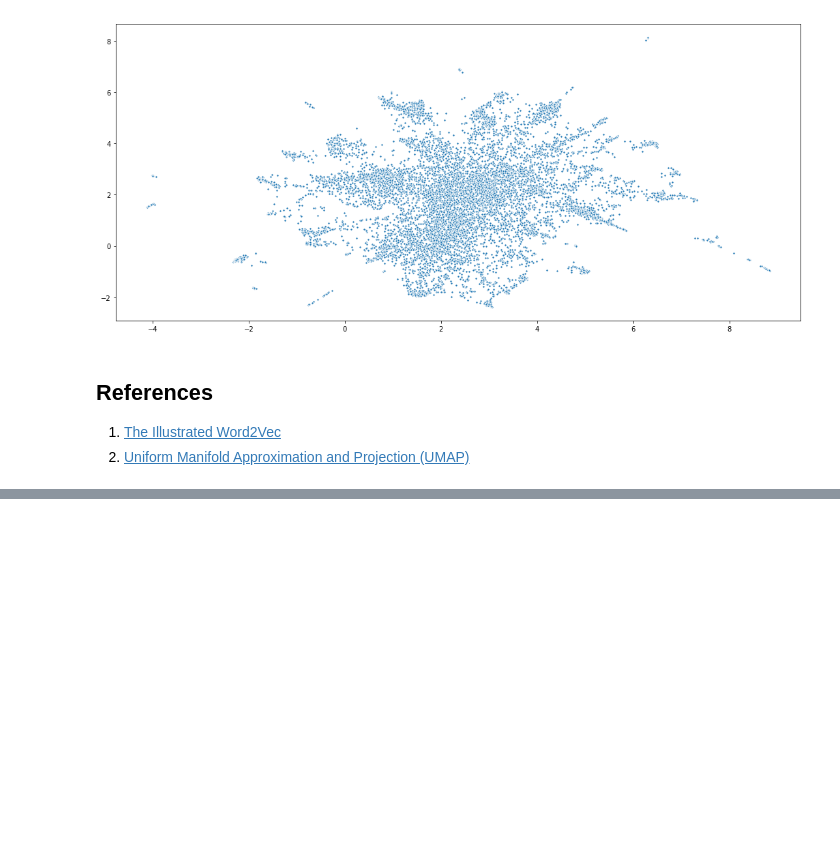
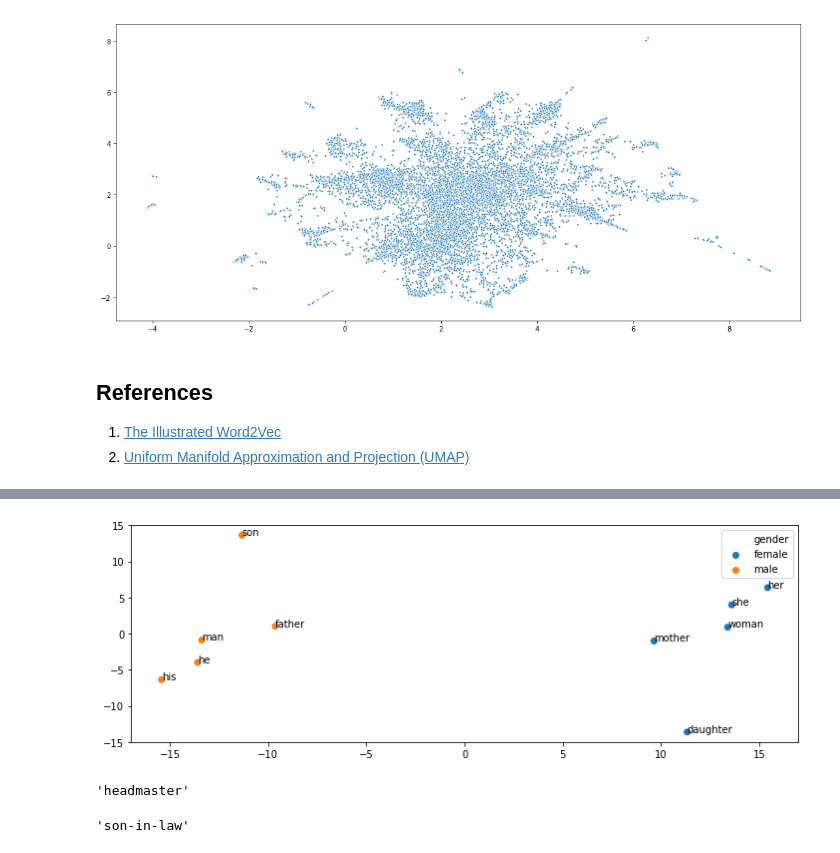
Before and after one commit to madhugopinathan/deep-nlu, a Jupyter notebook: word_embeddings.ipynb, the cells around one changed output, grey strips where cells are left out. Drawn from its saved outputs; the diff is of its cells as text; code cells hidden in the pictures; blank space fills up the shorter version.

Commit message:
added masculine predictor

```diff
--- a/word_embeddings.ipynb
+++ b/word_embeddings.ipynb
@@ -479,0 +243,20 @@ Epoch: 20  | time in 0 minutes, 8 seconds
+# %%
+vecs = []
+for i in range(0, X.shape[0], 2):
+    a = X[i,:]
+    b = X[i+1,:]
+    mean_vec = (a+b)/2
+    vecs.append(a-mean_vec)
+    vecs.append(b-mean_vec)
+X1 = torch.stack(vecs, dim=0)
+# %%
+X1_reduced = pipe.fit_transform(X1)
+# %%
+fig, ax = plt.subplots(figsize=(12,4))
+
+sns.scatterplot(X1_reduced[:,0], X1_reduced[:,1], ax=ax, hue=gender_df.gender, s=60)
+
+for i, word in enumerate(words):
+    ax.annotate(word, (X1_reduced[i,0], X1_reduced[i,1]))
+# %% [output]
+[figure, added]
@@ -479,0 +277,8 @@ Epoch: 20  | time in 0 minutes, 8 seconds
+# %%
+get_masculine_word('headmistress')
+# %% [output]
+'headmaster'
+# %%
+get_masculine_word('daughter-in-law')
+# %% [output]
+'son-in-law'
```
Also changed, not shown: parts of 82 cells of this notebook.
